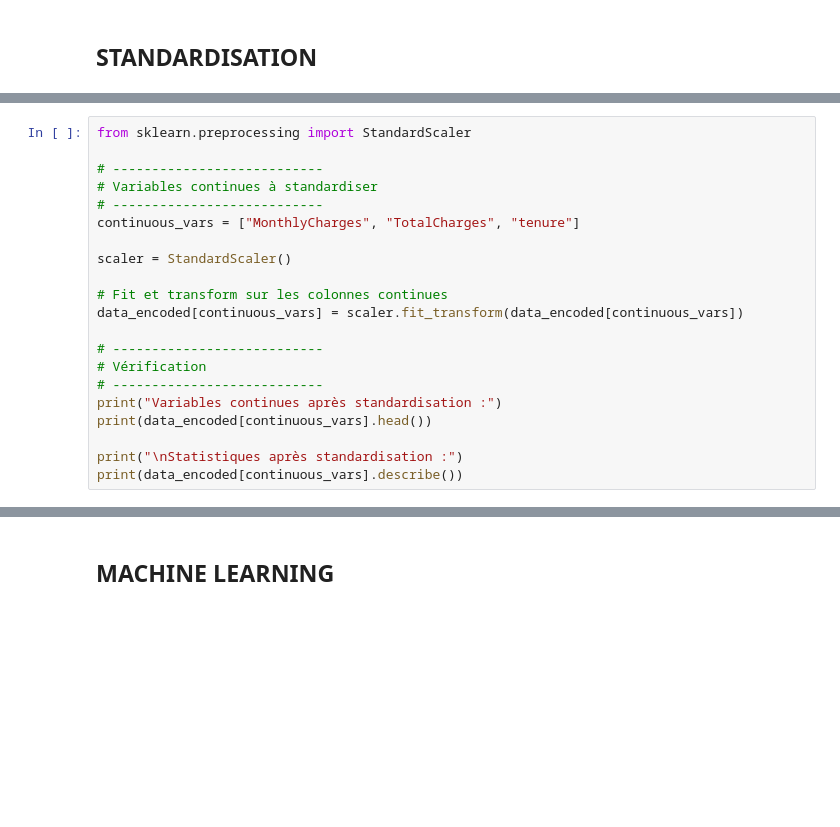
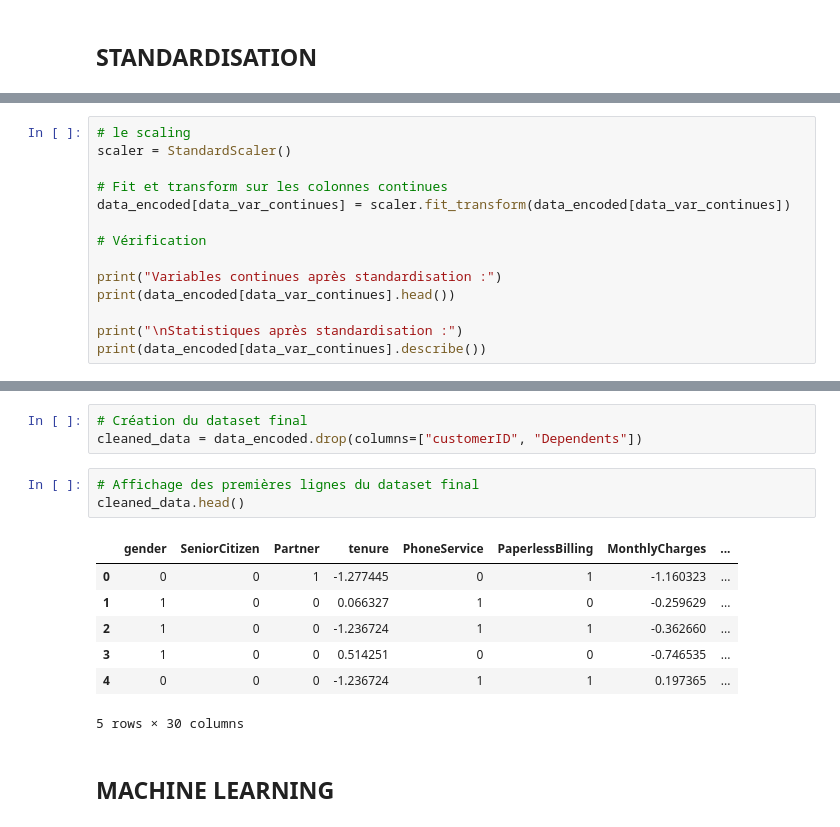
Before and after one commit to Elijoelemile/PREDICTION_DU_CHURN_CLIENT_AVEC_MODELE_DE_MACHINE_LEARNING, a Jupyter notebook: infrastructure/data_lake/raw_data/prediction_du_churn_client.ipynb, the cells around one changed output, grey strips where cells are left out. Cells and saved outputs as stored; diff of their text form; blank space fills up the shorter version.

Commit message:
mRéalisation complète de la préparation de données et nettoyage. Et Création du dataset final

```diff
--- a/infrastructure/data_lake/raw_data/prediction_du_churn_client.ipynb
+++ b/infrastructure/data_lake/raw_data/prediction_du_churn_client.ipynb
@@ -751,21 +744,14 @@ La standardisation concerne les variables continues, elle leur permet d'être mi
 # %%
-from sklearn.preprocessing import StandardScaler
-
-# ---------------------------
-# Variables continues à standardiser
-# ---------------------------
-continuous_vars = ["MonthlyCharges", "TotalCharges", "tenure"]
-
+# le scaling
 scaler = StandardScaler()
 
 # Fit et transform sur les colonnes continues
-data_encoded[continuous_vars] = scaler.fit_transform(data_encoded[continuous_vars])
+data_encoded[data_var_continues] = scaler.fit_transform(data_encoded[data_var_continues])
 
-# ---------------------------
 # Vérification
-# ---------------------------
+
 print("Variables continues après standardisation :")
-print(data_encoded[continuous_vars].head())
+print(data_encoded[data_var_continues].head())
 
 print("\nStatistiques après standardisation :")
-print(data_encoded[continuous_vars].describe())
+print(data_encoded[data_var_continues].describe())
@@ -772,2 +787,16 @@ print(data_encoded[continuous_vars].describe())
+# %%
+# Création du dataset final
+cleaned_data = data_encoded.drop(columns=["customerID", "Dependents"])
+# %%
+# Affichage des premières lignes du dataset final
+cleaned_data.head()
+# %% [output]
+|  | gender | SeniorCitizen | Partner | tenure | PhoneService | PaperlessBilling | MonthlyCharges | ... |
+| 0 | 0 | 0 | 1 | -1.277445 | 0 | 1 | -1.160323 | ... |
+| 1 | 1 | 0 | 0 | 0.066327 | 1 | 0 | -0.259629 | ... |
+| 2 | 1 | 0 | 0 | -1.236724 | 1 | 1 | -0.362660 | ... |
+| 3 | 1 | 0 | 0 | 0.514251 | 0 | 0 | -0.746535 | ... |
+| 4 | 0 | 0 | 0 | -1.236724 | 1 | 1 | 0.197365 | ... |
+5 rows × 30 columns
 # %% [markdown]
 ## MACHINE LEARNING
```
Also changed, not shown: parts of 9 cells of this notebook.
